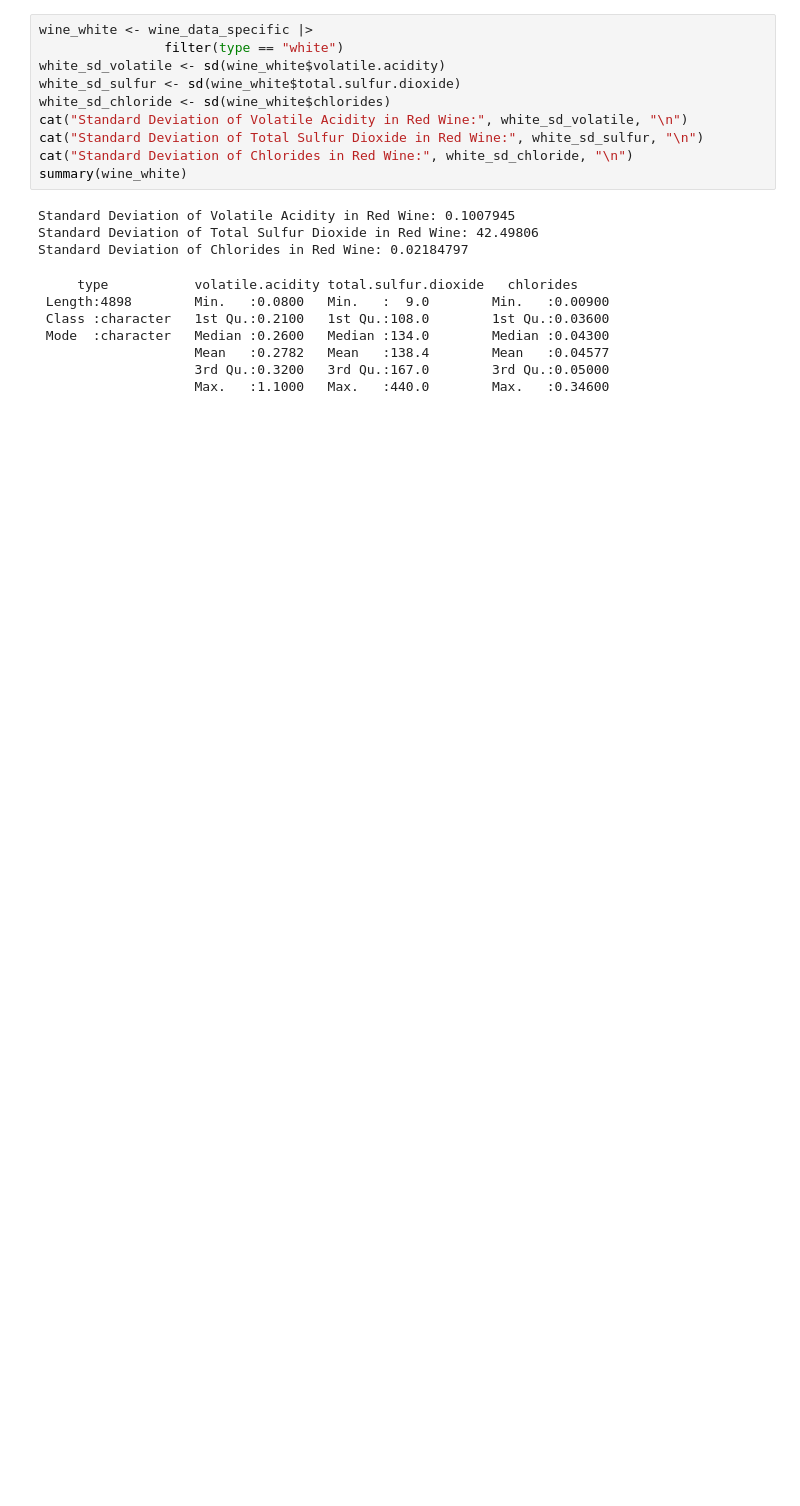
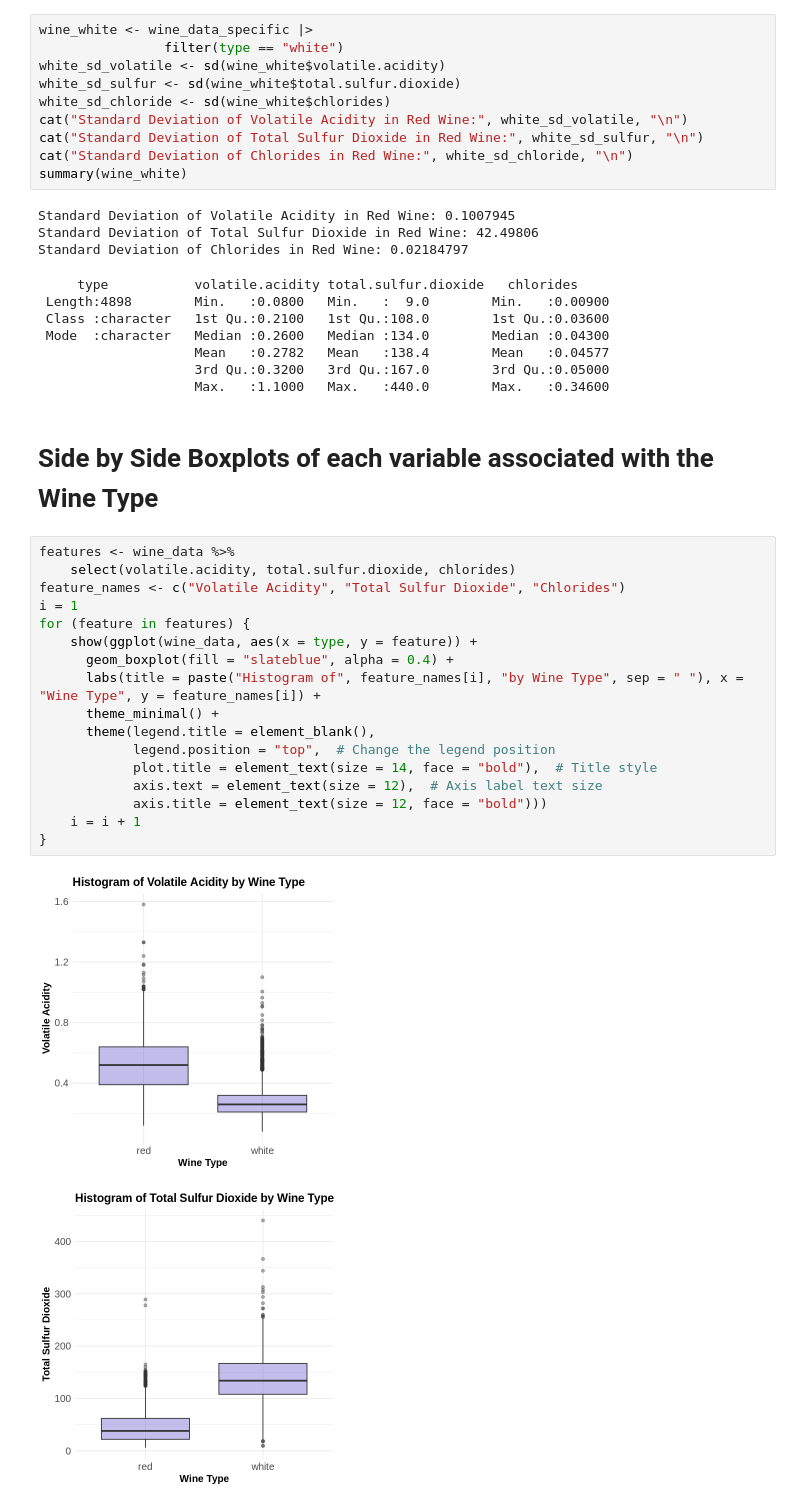
Before and after one commit to VivaanWadhwa/STAT201_GROUP18, a Jupyter notebook: project_proposal_group18.ipynb, the cells around one changed output. Saved outputs shown, nothing was run; the diff lists cells and outputs as text; blank space fills up the shorter version.

```diff
--- a/project_proposal_group18.ipynb
+++ b/project_proposal_group18.ipynb
@@ -138,3 +159,25 @@ Standard Deviation of Chlorides in Red Wine: 0.02184797
                     Mean   :0.2782   Mean   :138.4        Mean   :0.04577
                     3rd Qu.:0.3200   3rd Qu.:167.0        3rd Qu.:0.05000
                     Max.   :1.1000   Max.   :440.0        Max.   :0.34600
+# %% [markdown]
+# Side by Side Boxplots of each variable associated with the Wine Type
+# %%
+features <- wine_data %>%
+    select(volatile.acidity, total.sulfur.dioxide, chlorides)
+feature_names <- c("Volatile Acidity", "Total Sulfur Dioxide", "Chlorides")
+i = 1
+for (feature in features) {
+    show(ggplot(wine_data, aes(x = type, y = feature)) +
+      geom_boxplot(fill = "slateblue", alpha = 0.4) +
+      labs(title = paste("Histogram of", feature_names[i], "by Wine Type", sep = " "), x = "Wine Type", y = feature_names[i]) +
+      theme_minimal() +
+      theme(legend.title = element_blank(),
+            legend.position = "top",  # Change the legend position
+            plot.title = element_text(size = 14, face = "bold"),  # Title style
+            axis.text = element_text(size = 12),  # Axis label text size
+            axis.title = element_text(size = 12, face = "bold")))
+    i = i + 1
+}
+# %% [output]
+[figure, added]
+[figure, added]
```
Also changed, not shown: parts of 12 cells of this notebook, 1 other file.
